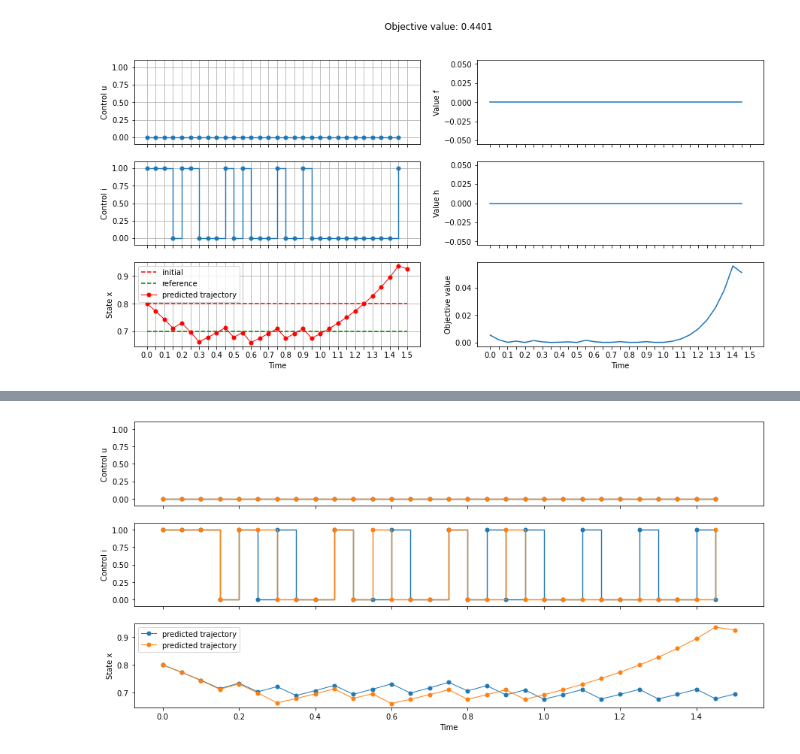
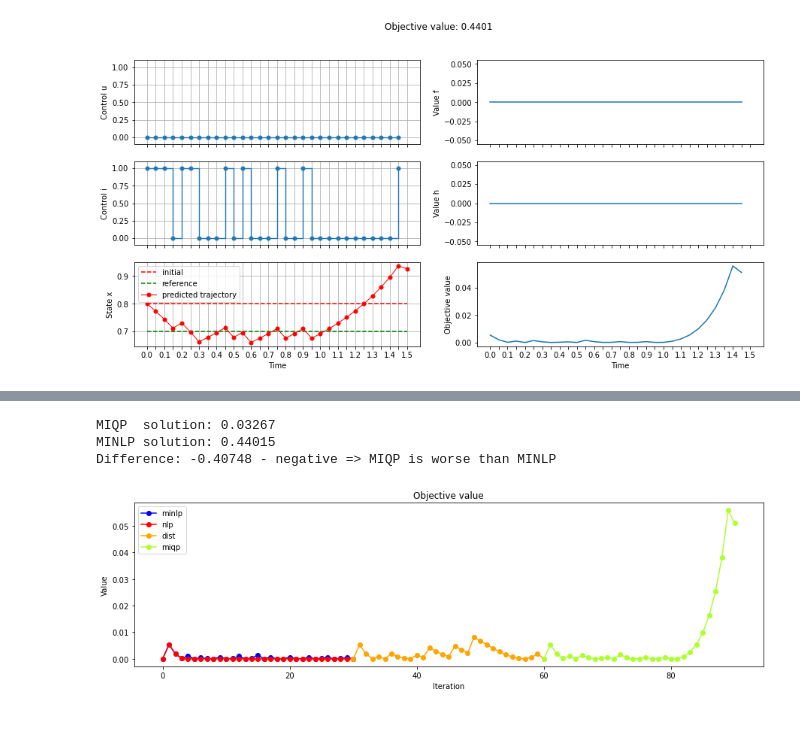
Before and after one commit to anabatsh/Optimal-Control, a Jupyter notebook: MINL Optimal Control.ipynb, the cells around one changed output, grey strips where cells are left out. Saved outputs shown, nothing was run; the diff lists cells and outputs as text; code cells hidden in the pictures; blank space fills up the shorter version.

```diff
--- a/MINL Optimal Control.ipynb
+++ b/MINL Optimal Control.ipynb
@@ -545,37 +547,6 @@ h_F(x^*, u^*, i^*) +
 \frac{\partial h_F}{\partial x}(x - x^*)
 \end{array} \right.,
 $
-# %%
-# Linearization of the function f
-def linear(f, x, x0):
-    f_ = lambda x: f(*x)
-    x0 = [float(x0_i.value.__array__()) for x0_i in x0]
-    f_grad = optimize.approx_fprime(x0, f_, 1e-6)
-    delta = np.array(x) - np.array(x0)
-    return f_(x0) + np.dot(f_grad, delta)
-
-# Quadratization of the function f
-def quadratic(f, x, x0, B):
-    f_linear = linear(f, x, x0)
-    delta = np.array(x) - np.array(x0)
-    return f_linear + 0.5 * delta.T @ B @ delta
-
-# Gaussian-Newton Hessian approximation
-def b_gn(f, x, x0):
-    f_ = lambda x: f(*x)
-    x0 = [float(x0_i.value.__array__()) for x0_i in x0]
-    f_grad = optimize.approx_fprime(x0, f_, 1e-6)
-    return np.outer(f_grad, f_grad)
-
-# Positive semidefinition checking
-def pos_semidef(B):
-    return np.all(np.linalg.eigvals(B) >= 0)
-
-# Gauss-Newton method
-def gauss_newton(f, f1, x, x0):
-    B_GN = b_gn(f1, x, x0)
-    print(f'Pos.semidef.: {pos_semidef(B_GN)}')
-    return quadratic(f, x, x0, B_GN)
 # %%
 x_nlp = history_nlp['x']
 u_nlp = history_nlp['u']
@@ -655,12 +560,11 @@ history['obj_final'] = m.options.OBJFCNVAL
 # %%
-# history_dist = run_optimal_control(x_0, x_ref, N, time_step, f_L, h_L, F_GN, integer=True)
-show_results(history)
+history_dist = run_optimal_control_dist(x_0, x_ref, x_nlp, u_nlp, i_nlp, N, time_step, f_L, h_L, F_GN)
+show_results(history_dist)
 # %% [output]
 [figure]
 # %%
-i_dist = history['i']
-
-history_miqp = run_optimal_control(x_0, x_ref, N, time_step, f, h, F, integer=True, const=True, const_i=i_dist)
+history_miqp = run_optimal_control(x_0, x_ref, N, time_step, f, h, F, integer=True,
+                                   const=True, const_i=history_dist['i'])
 show_results(history_miqp)
 # %% [output]
 [figure]
@@ -700,26 +571,10 @@ plt.show()
-# %%
-fig, axes = plt.subplots(3, 1, figsize=(15, 7), sharex=True)
-
-time = history['time']
-
-axes[0].step(time[:-1], history_minlp['u'][1:], 'o-', markersize=5, linewidth=1.4, where='post')
-axes[0].step(time[:-1], history_miqp['u'][1:], 'o-', markersize=5, linewidth=1.4, where='post')
-axes[0].set_ylim(-0.1, 1.1)
-axes[0].set_ylabel('Control u')
-
-axes[1].step(time[:-1], history_minlp['i'][1:], 'o-', markersize=5, linewidth=1.4, where='post')
-axes[1].step(time[:-1], history_miqp['i'][1:], 'o-', markersize=5, linewidth=1.4, where='post')
-axes[1].set_ylim(-0.1, 1.1)
-axes[1].set_ylabel('Control i')
-
-# axes[2].hlines(x_0, time[0], time[-1], colors='r', linestyles='dashed', label='initial')
-# axes[2].hlines(x_ref, time[0], time[-1], colors='g', linestyles='dashed', label='reference')
-axes[2].plot(time, history_minlp['x'], '-o', markersize=5, linewidth=1, label='predicted trajectory')
-axes[2].plot(time, history_miqp['x'], '-o', markersize=5, linewidth=1, label='predicted trajectory')
-axes[2].legend()
-axes[2].set_ylabel('State x')
-axes[2].set_xlabel('Time')
-
-plt.show()
-# %% [output]
-[figure, removed]
+# %%
+compare_final_obj(history_minlp, history_miqp)
+# %% [output]
+MIQP  solution: 0.03267
+MINLP solution: 0.44015
+Difference: -0.40748 - negative => MIQP is worse than MINLP
+# %%
+compare_obj_trajectory(history_minlp, history_nlp, history_dist, history_miqp)
+# %% [output]
+[figure, added]
```
Also changed, not shown: parts of 7 cells of this notebook, 2 other files.
